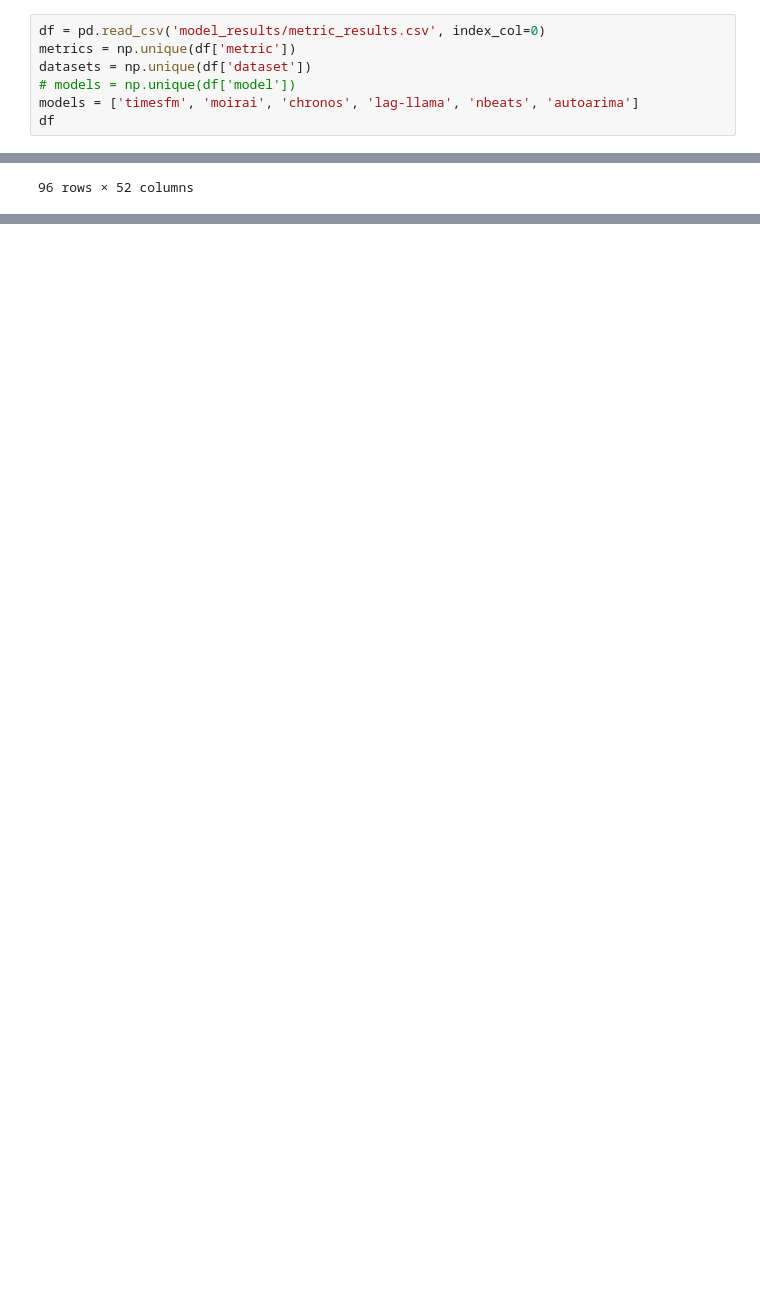
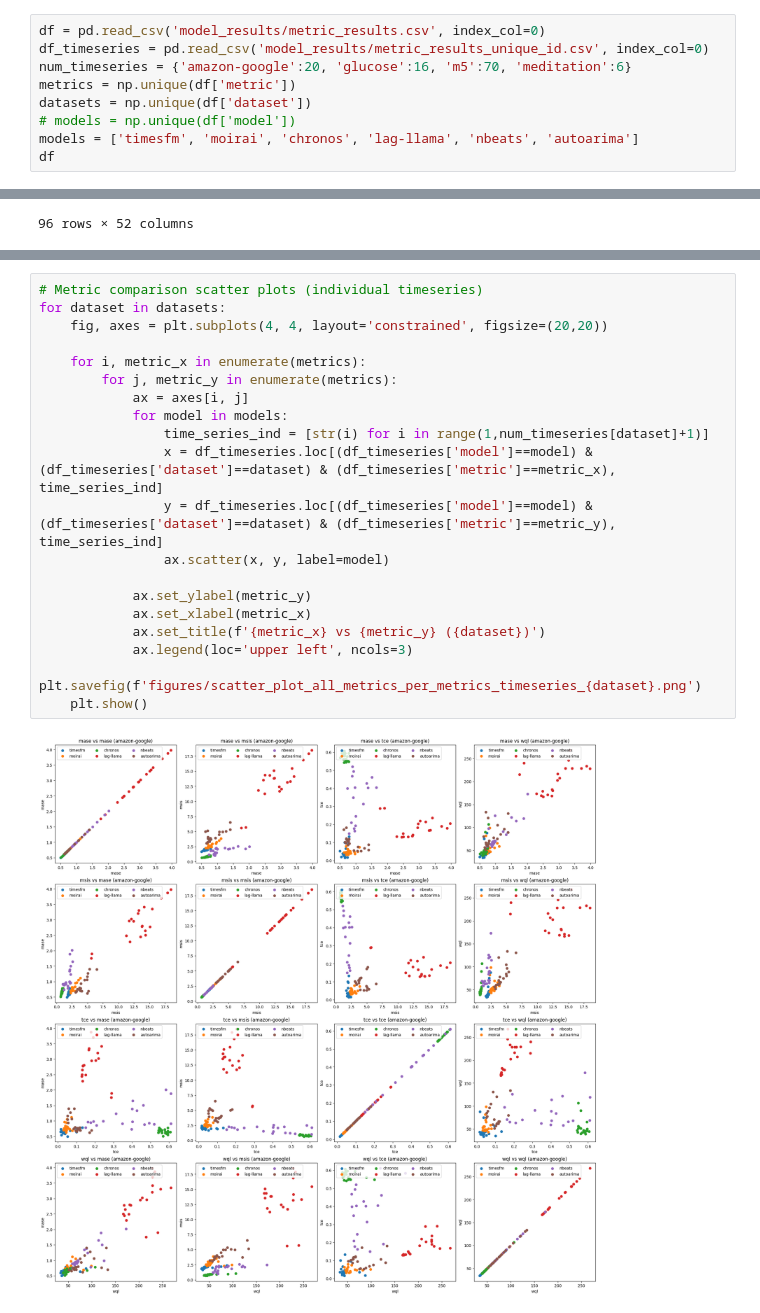
Before and after one commit to Coaster41/ts_foundation_calibration, a Jupyter notebook: eval_plot.ipynb, the cells around one changed output, grey strips where cells are left out. Cells and saved outputs as stored; diff of their text form; blank space fills up the shorter version.

```diff
--- a/eval_plot.ipynb
+++ b/eval_plot.ipynb
@@ -5,6 +5,8 @@ import matplotlib.pyplot as plt
 from matplotlib.lines import Line2D
 # %%
 df = pd.read_csv('model_results/metric_results.csv', index_col=0)
+df_timeseries = pd.read_csv('model_results/metric_results_unique_id.csv', index_col=0)
+num_timeseries = {'amazon-google':20, 'glucose':16, 'm5':70, 'meditation':6}
 metrics = np.unique(df['metric'])
 datasets = np.unique(df['dataset'])
 # models = np.unique(df['model'])
@@ -110,3 +111,25 @@ for dataset in datasets:
 [figure]
 [figure]
 [figure]
+# %%
+# Metric comparison scatter plots (individual timeseries)
+for dataset in datasets:
+    fig, axes = plt.subplots(4, 4, layout='constrained', figsize=(20,20))
+
+    for i, metric_x in enumerate(metrics):
+        for j, metric_y in enumerate(metrics):
+            ax = axes[i, j]
+            for model in models:
+                time_series_ind = [str(i) for i in range(1,num_timeseries[dataset]+1)]
+                x = df_timeseries.loc[(df_timeseries['model']==model) & (df_timeseries['dataset']==dataset) & (df_timeseries['metric']==metric_x), time_series_ind]
+                y = df_timeseries.loc[(df_timeseries['model']==model) & (df_timeseries['dataset']==dataset) & (df_timeseries['metric']==metric_y), time_series_ind]
+                ax.scatter(x, y, label=model)
+
+            ax.set_ylabel(metric_y)
+            ax.set_xlabel(metric_x)
+            ax.set_title(f'{metric_x} vs {metric_y} ({dataset})')
+            ax.legend(loc='upper left', ncols=3)
+    plt.savefig(f'figures/scatter_plot_all_metrics_per_metrics_timeseries_{dataset}.png')
+    plt.show()
+# %% [output]
+[figure, added]
```
Also changed, not shown: parts of 4 cells of this notebook, 10 other files.
